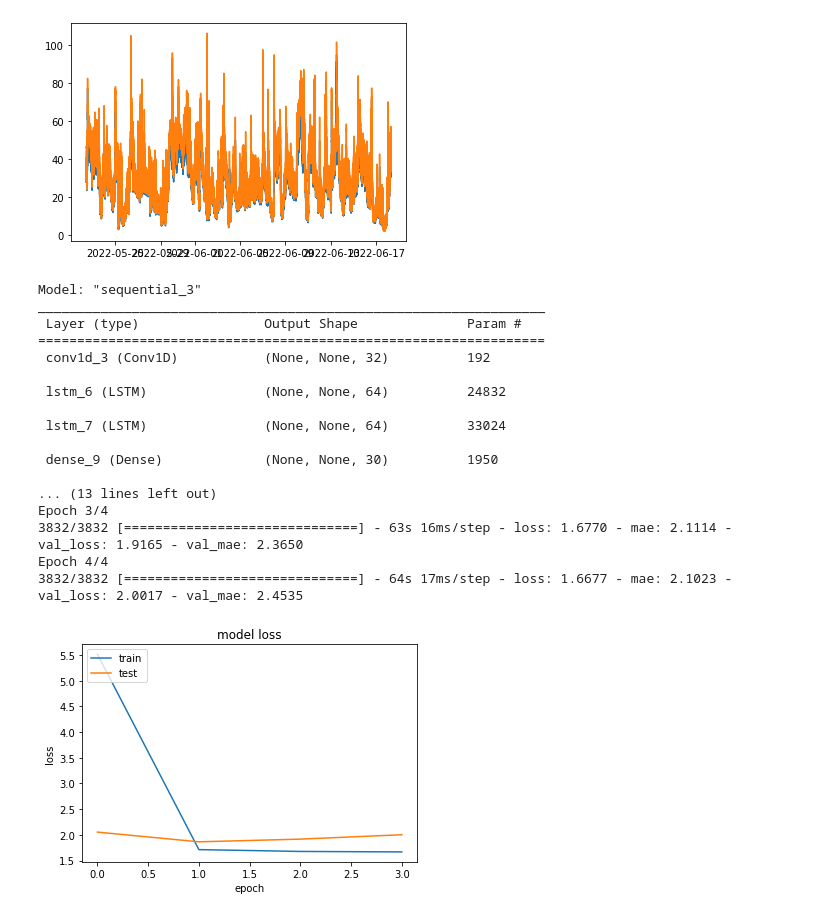
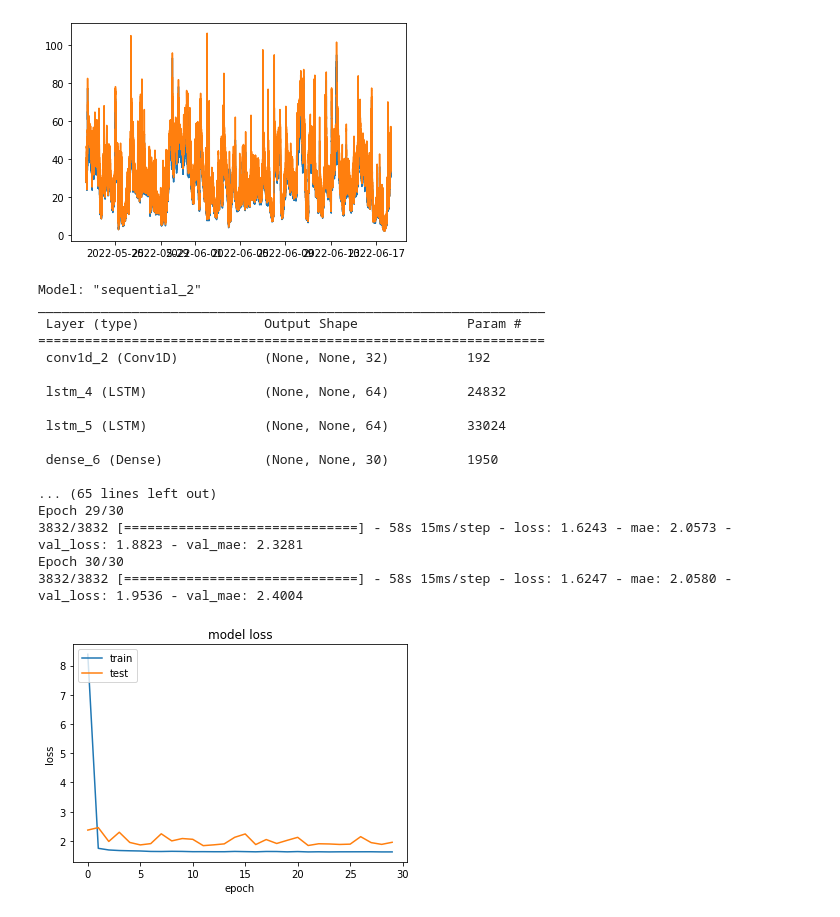
Before and after one commit to edward62740/pms-predictor, a Jupyter notebook: pms_predictor.ipynb, the cells around one changed output. Drawn from its saved outputs; the diff is of its cells as text; code cells hidden in the pictures.

```diff
--- a/pms_predictor.ipynb
+++ b/pms_predictor.ipynb
@@ -78,43 +78,43 @@ tensor_test_dataset = ts_data_generator(tensor_test_data, WINDOW_SIZE, BATCH_SIZ
 
 
 model = tf.keras.models.Sequential([tf.keras.layers.Conv1D(filters=32, kernel_size=5,strides=1, padding="causal",activation="relu",
    input_shape=[None, 1]),
    tf.keras.layers.LSTM(64, return_sequences=True),
    tf.keras.layers.LSTM(64, return_sequences=True),
    tf.keras.layers.Dense(30, activation="relu"),
    tf.keras.layers.Dense(10, activation="relu"),
    tf.keras.layers.Dense(1)])
 
 optimizer = tf.keras.optimizers.SGD(learning_rate=1e-4, momentum=0.9)
 model.summary()
 model.compile(loss=tf.keras.losses.Huber(), optimizer=optimizer, metrics=["mae"])
 
-history = model.fit(tensor_train_dataset, epochs=4, validation_data=tensor_test_dataset)
+history = model.fit(tensor_train_dataset, epochs=30, validation_data=tensor_test_dataset)
 
 plt.plot(history.history['loss'])
 plt.plot(history.history['val_loss'])
 plt.title('model loss')
 plt.ylabel('loss')
 plt.xlabel('epoch')
 plt.legend(['train', 'test'], loc='upper left')
 plt.show()
 # %% [output]
-Model: "sequential_3"
+Model: "sequential_2"
 _________________________________________________________________
  Layer (type)                Output Shape              Param #
 =================================================================
- conv1d_3 (Conv1D)           (None, None, 32)          192
+ conv1d_2 (Conv1D)           (None, None, 32)          192
 
- lstm_6 (LSTM)               (None, None, 64)          24832
+ lstm_4 (LSTM)               (None, None, 64)          24832
 
- lstm_7 (LSTM)               (None, None, 64)          33024
+ lstm_5 (LSTM)               (None, None, 64)          33024
 
- dense_9 (Dense)             (None, None, 30)          1950
+ dense_6 (Dense)             (None, None, 30)          1950
 
-... (13 lines left out)
-Epoch 3/4
-3832/3832 [==============================] - 63s 16ms/step - loss: 1.6770 - mae: 2.1114 - val_loss: 1.9165 - val_mae: 2.3650
-Epoch 4/4
-3832/3832 [==============================] - 64s 17ms/step - loss: 1.6677 - mae: 2.1023 - val_loss: 2.0017 - val_mae: 2.4535
+... (65 lines left out)
+Epoch 29/30
+3832/3832 [==============================] - 58s 15ms/step - loss: 1.6243 - mae: 2.0573 - val_loss: 1.8823 - val_mae: 2.3281
+Epoch 30/30
+3832/3832 [==============================] - 58s 15ms/step - loss: 1.6247 - mae: 2.0580 - val_loss: 1.9536 - val_mae: 2.4004
-[figure, old version]
+[figure, new version]
 # %%
```
Also changed, not shown: parts of 2 cells of this notebook, 1 other file.
